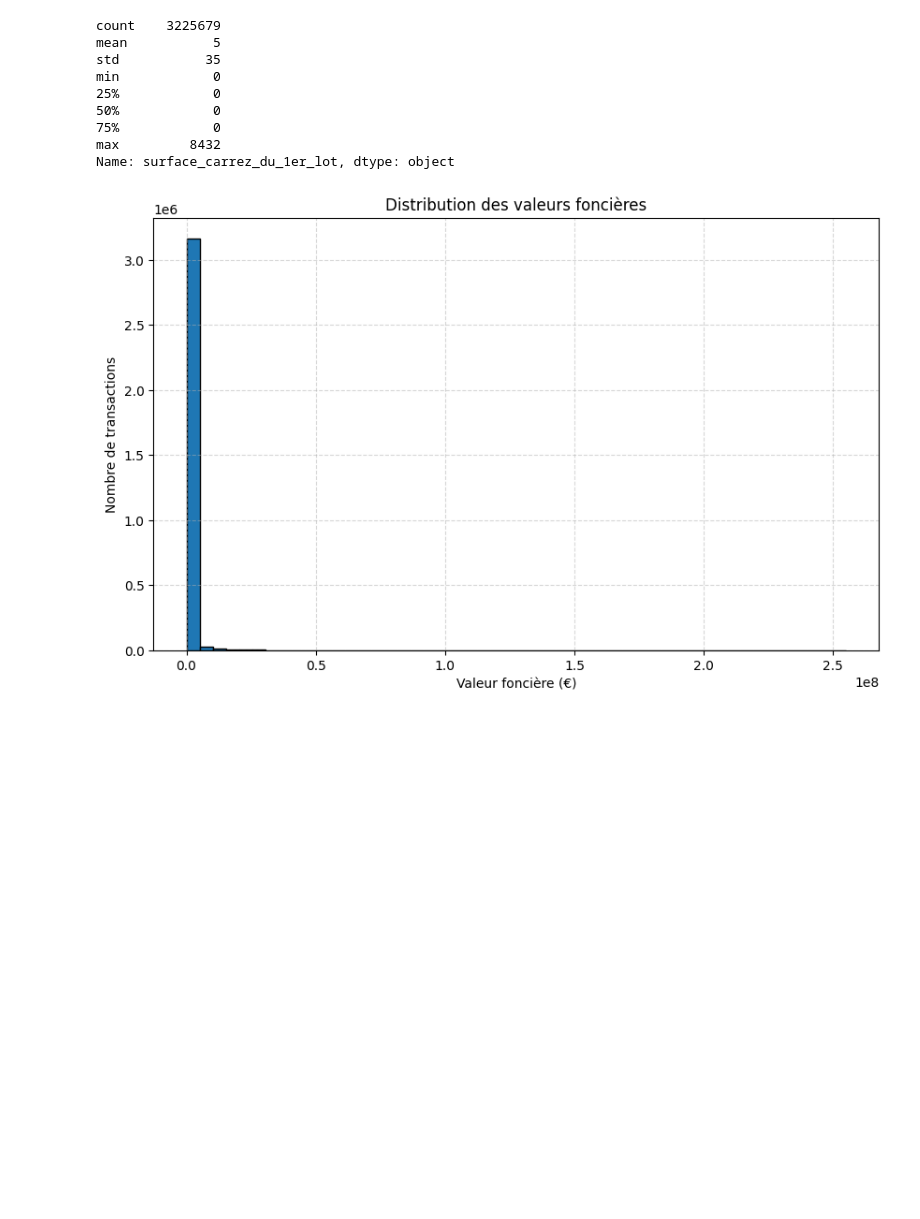
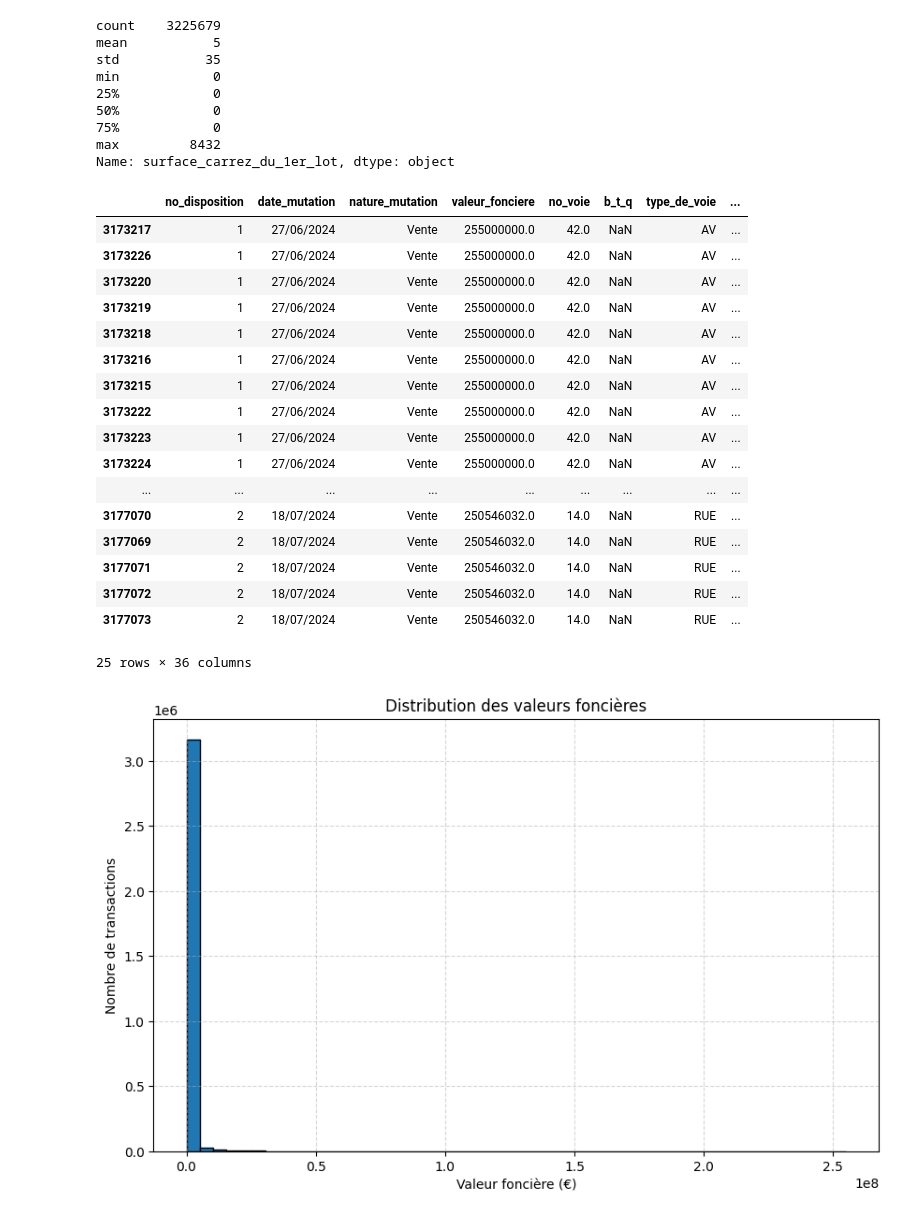
Before and after one commit to julienf31/yboost, a Jupyter notebook: seance1/extract.ipynb, the cells around one changed output. Cells and saved outputs as stored; diff of their text form; code cells hidden in the pictures; blank space fills up the shorter version.

```diff
--- a/seance1/extract.ipynb
+++ b/seance1/extract.ipynb
@@ -133,4 +145,25 @@ min            0
 75%            0
 max         8432
 Name: surface_carrez_du_1er_lot, dtype: object
+# %%
+df.sort_values(by='valeur_fonciere', ascending=False).head(25)
+# %% [output]
+|  | no_disposition | date_mutation | nature_mutation | valeur_fonciere | no_voie | b_t_q | type_de_voie | ... |
+| 3173217 | 1 | 27/06/2024 | Vente | 255000000.0 | 42.0 | NaN | AV | ... |
+| 3173226 | 1 | 27/06/2024 | Vente | 255000000.0 | 42.0 | NaN | AV | ... |
+| 3173220 | 1 | 27/06/2024 | Vente | 255000000.0 | 42.0 | NaN | AV | ... |
+| 3173219 | 1 | 27/06/2024 | Vente | 255000000.0 | 42.0 | NaN | AV | ... |
+| 3173218 | 1 | 27/06/2024 | Vente | 255000000.0 | 42.0 | NaN | AV | ... |
+| 3173216 | 1 | 27/06/2024 | Vente | 255000000.0 | 42.0 | NaN | AV | ... |
+| 3173215 | 1 | 27/06/2024 | Vente | 255000000.0 | 42.0 | NaN | AV | ... |
+| 3173222 | 1 | 27/06/2024 | Vente | 255000000.0 | 42.0 | NaN | AV | ... |
+| 3173223 | 1 | 27/06/2024 | Vente | 255000000.0 | 42.0 | NaN | AV | ... |
+| 3173224 | 1 | 27/06/2024 | Vente | 255000000.0 | 42.0 | NaN | AV | ... |
+| ... | ... | ... | ... | ... | ... | ... | ... | ... |
+| 3177070 | 2 | 18/07/2024 | Vente | 250546032.0 | 14.0 | NaN | RUE | ... |
+| 3177069 | 2 | 18/07/2024 | Vente | 250546032.0 | 14.0 | NaN | RUE | ... |
+| 3177071 | 2 | 18/07/2024 | Vente | 250546032.0 | 14.0 | NaN | RUE | ... |
+| 3177072 | 2 | 18/07/2024 | Vente | 250546032.0 | 14.0 | NaN | RUE | ... |
+| 3177073 | 2 | 18/07/2024 | Vente | 250546032.0 | 14.0 | NaN | RUE | ... |
+25 rows × 36 columns
 # %%
```
Also changed, not shown: parts of 19 cells of this notebook.
